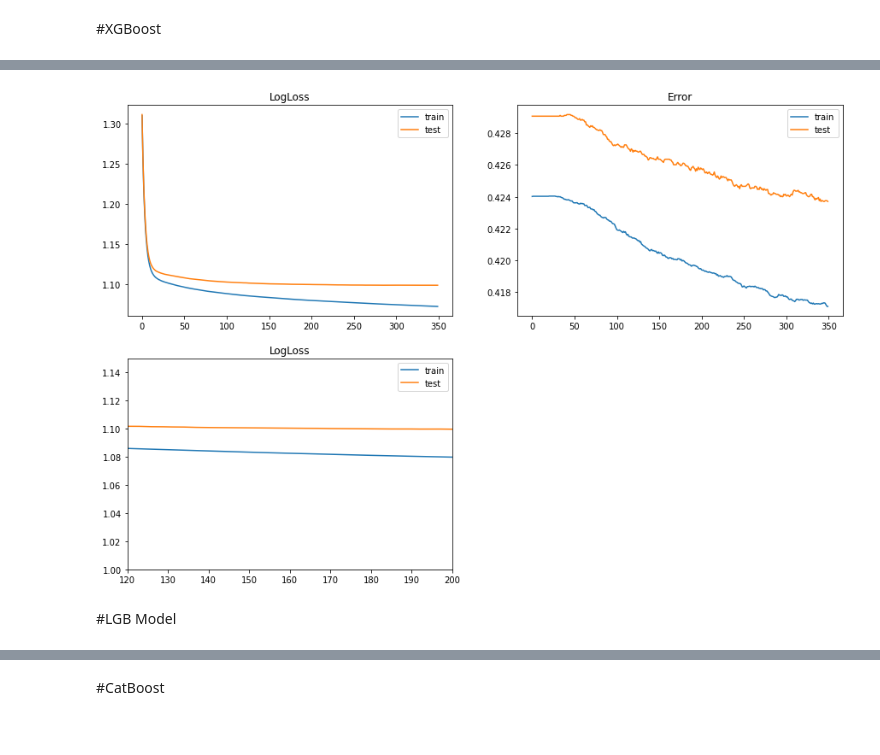
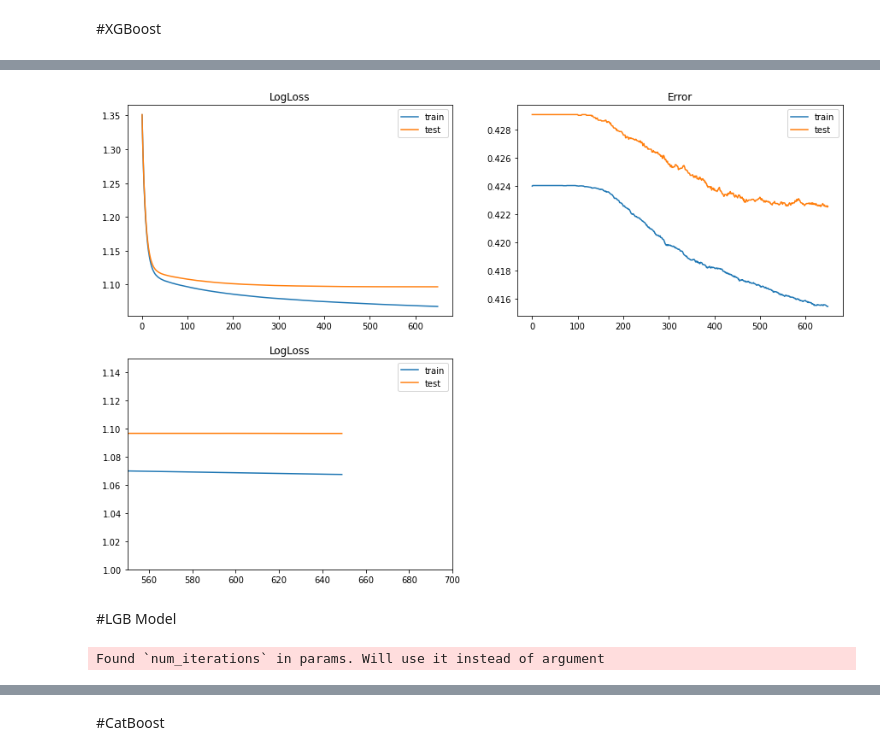
Before and after one commit to EduardoCalderon9/Kaggle, a Jupyter notebook: Tabular_Playground.ipynb, the cells around one changed output, grey strips where cells are left out. Saved outputs shown, nothing was run; the diff lists cells and outputs as text; code cells hidden in the pictures.

```diff
--- a/Tabular_Playground.ipynb
+++ b/Tabular_Playground.ipynb
@@ -103,14 +117,15 @@ eval_set = [(x_train, y_train), (x_test, y_test)]
 model = XGBClassifier(objective='multi:softprob',
                       use_label_encoder=False,
                       num_class=4,
-                      colsample_bytree=0.5,
-                      subsample=0.9,
-                      learning_rate=0.2,
-                      max_depth = 2,
-                      min_child_weight=1,
-                      alpha=1,
-                      reg_lambda =12,
-                      n_estimators = 350
+                      colsample_bytree=0.075,
+                      subsample=0.908,
+                      learning_rate=0.0905,
+                      gamma=0.3,
+                      max_depth = 4,
+                      min_child_weight=2.4,
+                      reg_alpha=6.8,
+                      reg_lambda = 0.2,
+                      n_estimators = 650
                       )
 
 model.fit(x_train, y_train, eval_metric=["mlogloss", "merror"], eval_set=eval_set)
@@ -145,31 +188,31 @@ XGBClassifier(alpha=1, base_score=0.5, booster='gbtree', colsample_bylevel=1,
 # %%
 import matplotlib.pyplot as plt
 
 results = model.evals_result()
 fig, axes = plt.subplots(nrows=2, ncols=2, figsize=(15, 10))
 
 axes[0,0].plot(results['validation_0']['mlogloss'], label='train')
 axes[0,0].plot(results['validation_1']['mlogloss'], label='test')
 axes[0,0].set_title('LogLoss')
 axes[0,0].legend()
 
 
 axes[0,1].plot(results['validation_0']['merror'], label='train')
 axes[0,1].plot(results['validation_1']['merror'], label='test')
 axes[0,1].set_title('Error')
 axes[0,1].legend()
 
 
 
 axes[1,0].plot(results['validation_0']['mlogloss'], label='train')
 axes[1,0].plot(results['validation_1']['mlogloss'], label='test')
-axes[1,0].axis([120, 200, 1, 1.15])
+axes[1,0].axis([550, 700, 1, 1.15])
 axes[1,0].set_title('LogLoss')
 axes[1,0].legend()
 
 axes[1,1].set_visible(False)
 # %% [output]
-[figure, old version]
+[figure, new version]
 # %% [markdown]
 #LGB Model
 # %%
@@ -186,3 +229,5 @@ lgb_params={'learning_rate':0.2,
         }
 
 LGBModel=lgb.train(lgb_params, d_train,200)
+# %% [output]
+Found `num_iterations` in params. Will use it instead of argument
```
Also changed, not shown: parts of 26 cells of this notebook.
